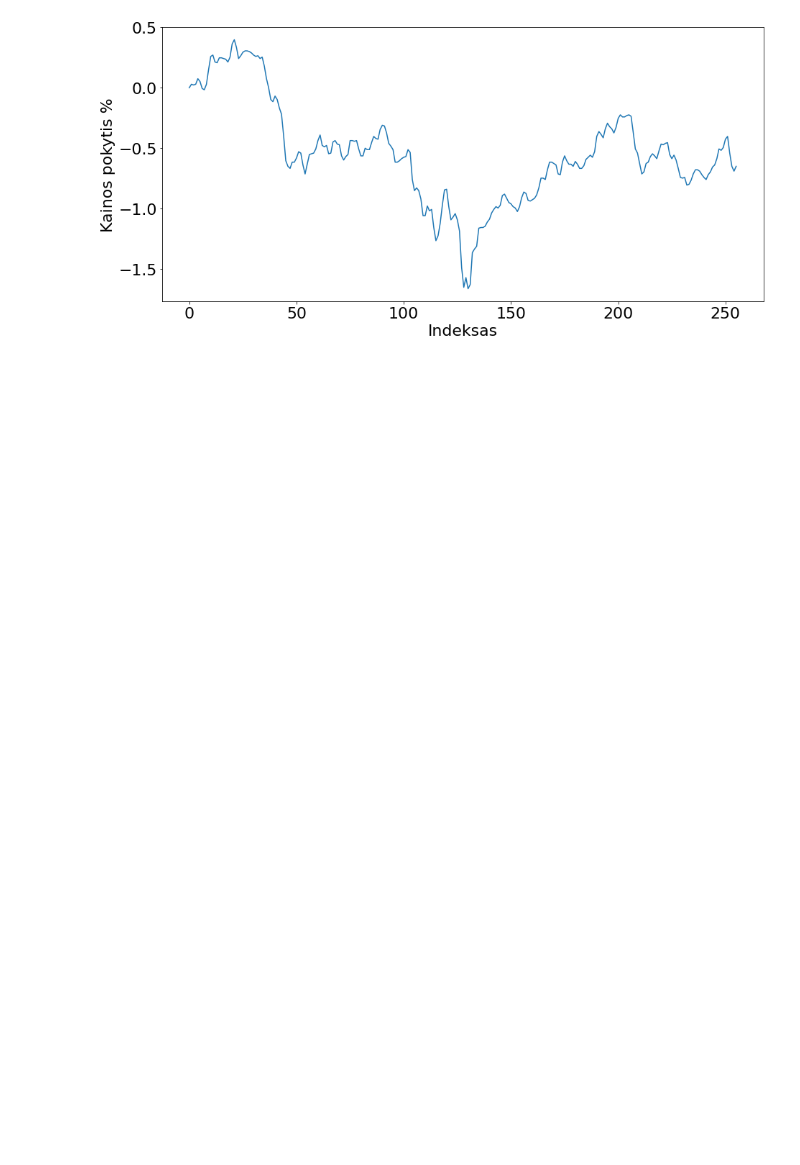
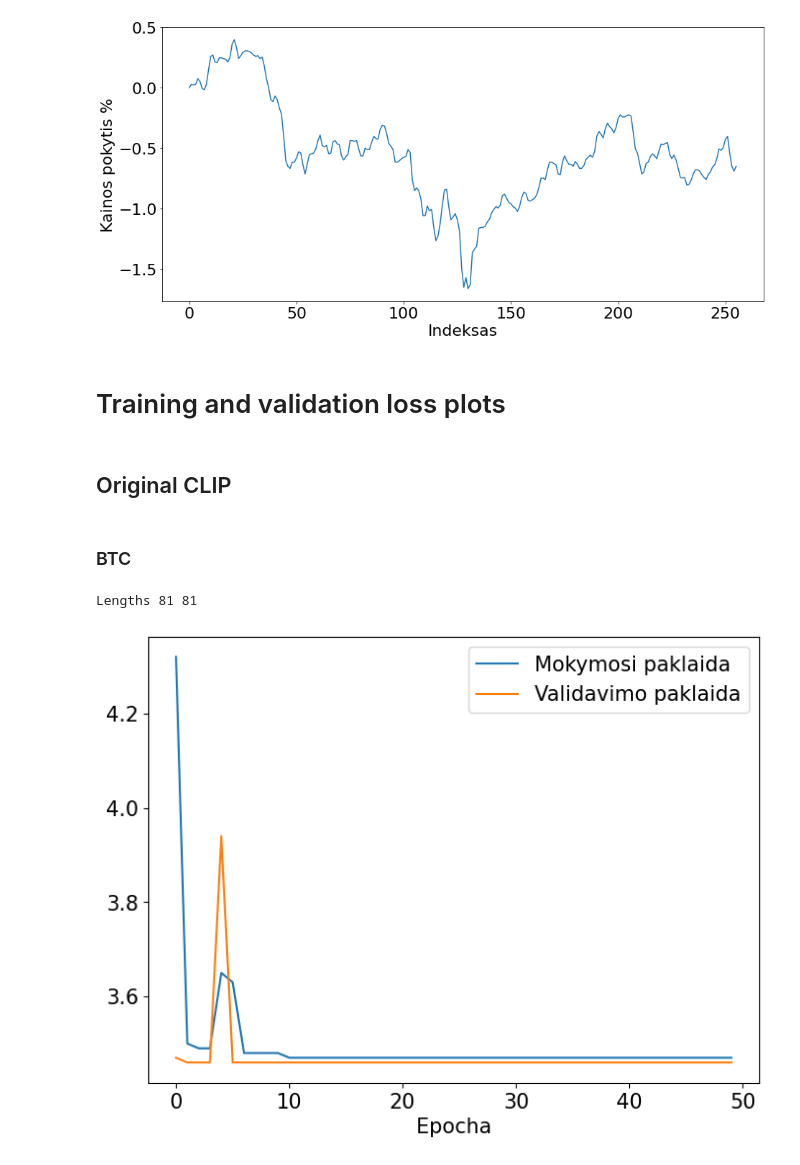
Before and after one commit to MGaulia/CLIP-Timeseries, a Jupyter notebook: 7 Paper's images.ipynb, the cells around one changed output. Saved outputs shown, nothing was run; the diff lists cells and outputs as text; code cells hidden in the pictures; blank space fills up the shorter version.

```diff
--- a/images.ipynb
+++ b/7 Paper's images.ipynb
@@ -211,3 +218,37 @@ plt.plot([i for i in range(256)], xrp.iloc[0, 1:])
 plt.savefig('xrp_pct_change.png')
 # %% [output]
 [figure]
+# %% [markdown]
+# Training and validation loss plots
+# %% [markdown]
+## Original CLIP
+# %%
+def get_losses(data):
+    tl = []
+    vl = []
+
+    for i in df:
+        if 'train_loss' in i:
+            tl.append(float(i.split("train_loss=")[1].split("]")[0]))
+
+        if 'valid_loss' in i:
+            vl.append(float(i.split("valid_loss=")[1].split("]")[0]))
+    print("Lengths", len(tl), len(vl))
+    return tl, vl
+# %% [markdown]
+### BTC
+# %%
+df = pd.read_fwf('training_logs/BTC_images_100_epoch_10000.txt').INTRO.values
+btc_tl, btc_vl = get_losses(df)
+n = 50
+ids = [i for i in range(n)]
+
+plt.figure(figsize=(8, 6), dpi=100)
+plt.xlabel("Epocha")
+plt.plot(ids, btc_tl[:n], label = 'Mokymosi paklaida')
+plt.plot(ids, btc_vl[:n], label = 'Validavimo paklaida')
+plt.legend(loc="upper right")
+plt.savefig('image_loss.png', dpi=100)
+# %% [output]
+Lengths 81 81
+[figure, added]
```
Also changed, not shown: parts of 17 cells of this notebook, 1 other file.
